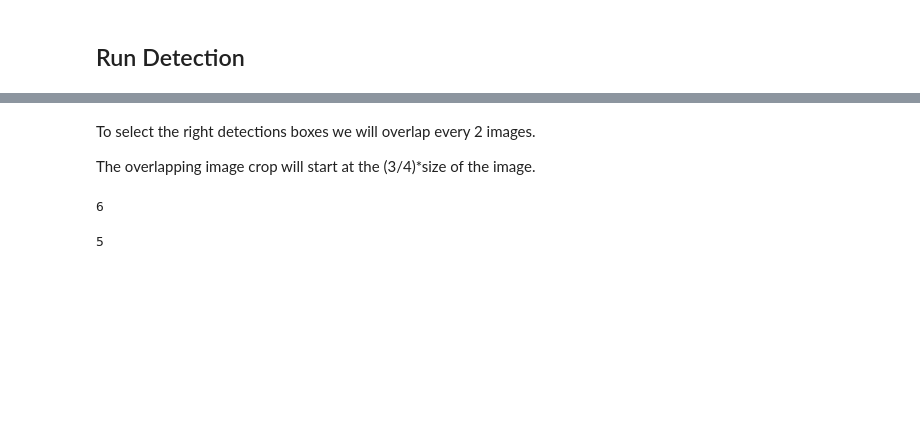
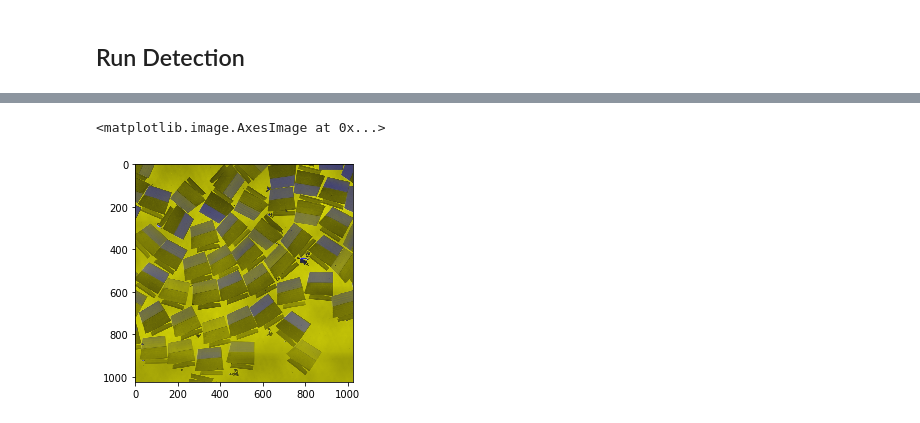
Before and after one commit to BrainSegmentation/tissue-parts-detection, a Jupyter notebook: notebooks/run_braintissue_single_crop.ipynb, the cells around one changed output, grey strips where cells are left out. Saved outputs shown, nothing was run; the diff lists cells and outputs as text; code cells hidden in the pictures; blank space fills up the shorter version.

```diff
--- a/notebooks/run_braintissue_single_crop.ipynb
+++ b/notebooks/run_braintissue_single_crop.ipynb
@@ -181,27 +126,13 @@ image.shape
-# %% [markdown]
-To select the right detections boxes we will overlap every 2 images.
-
-The overlapping image crop will start at the (3/4)*size of the image.
 # %%
 crop_size = 1024
 #Which crop to choose following a grid of the image with cell (1024*1024)
-ind_x = 0
-ind_y = 0
+ind_x = 3
+ind_y = 4
 crop = image[ind_y*crop_size:(ind_y+1)*(crop_size) ,ind_x*crop_size:(ind_x+1)*crop_size]
 r = model.detect([crop], verbose=0)[0]
 class_names = ['BG', 'tissue', 'mag']
 
-visualize.display_instances(crop, r['rois'], r['masks'], r['class_ids'], class_names, r['scores'], figsize=(10,10))
+plt.imshow(crop)
+# %% [output]
+<matplotlib.image.AxesImage at 0x...>
+[figure, added]
-# %%
-# Calculate the number of overlapping crops
-# We substract the first one (-1024) as it does not overlap
-nb_crop_x = int((image.shape[1]-1024) // (1024*3/4) )
-# %% [output]
-6
-# %%
-# Calculate the number of overlapping crops
-# We substract the first one (-1024) as it does not overlap
-nb_crop_y = int((image.shape[0]-1024) // (1024*3/4) )
-nb_crop_y
-# %% [output]
-5
```
Also changed, not shown: parts of 13 cells of this notebook, 1 other file.
